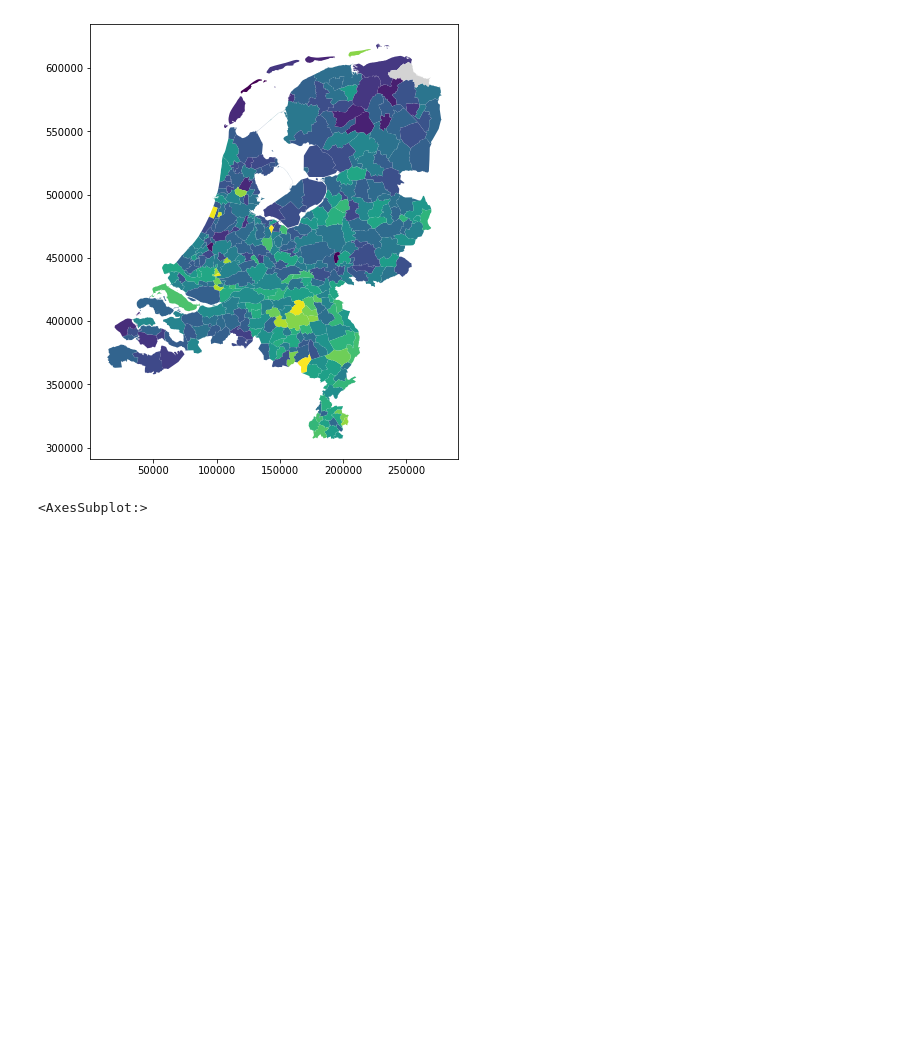
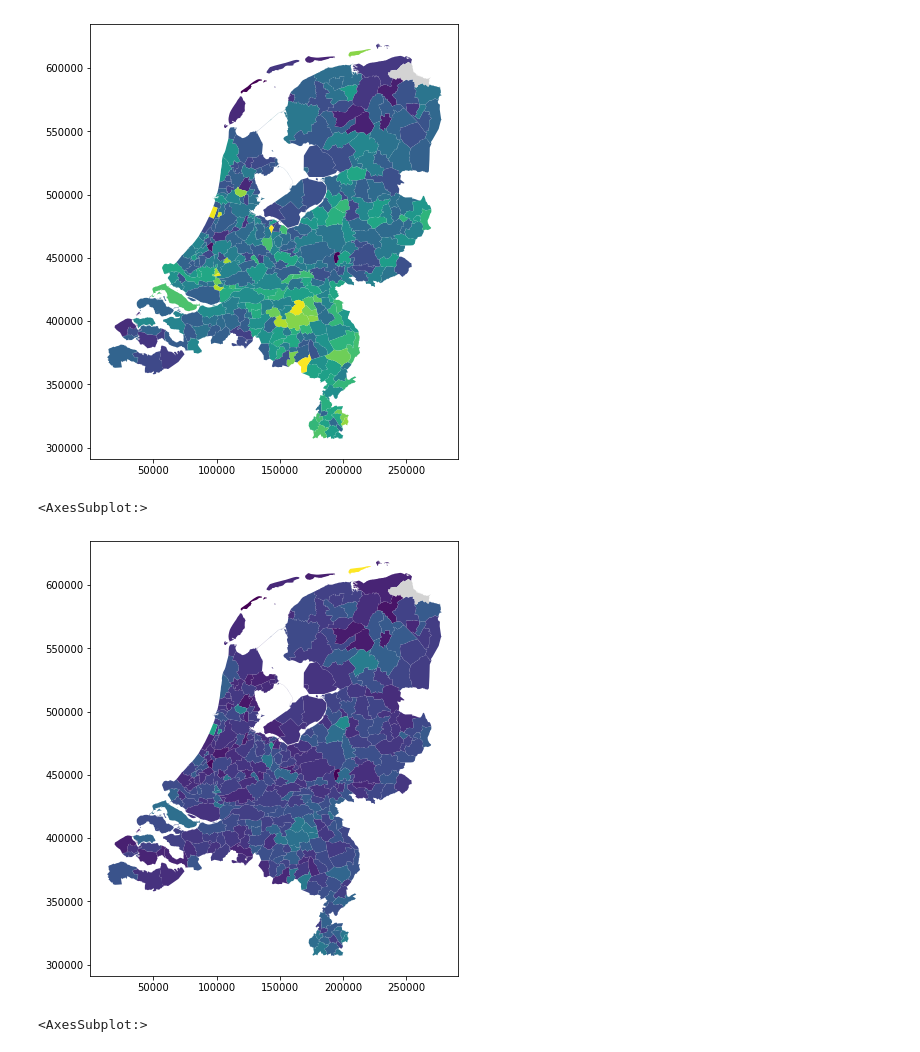
Before and after one commit to rmfaber/Project, a Jupyter notebook: Visualize_data.ipynb, the cells around one changed output. Drawn from its saved outputs; the diff is of its cells as text; code cells hidden in the pictures; blank space fills up the shorter version.

```diff
--- a/Visualize_data.ipynb
+++ b/Visualize_data.ipynb
@@ -61,6 +50,11 @@ gemeentegrenzen_data.plot(column = 'Deceased_per_inhabitant', figsize = (16,8),m
 # %% [output]
 <AxesSubplot:>
 [figure]
+# %%
+gemeentegrenzen_data.plot(column = 'Deceased_per_report', figsize = (16,8),missing_kwds = dict(color = "lightgrey"))
+# %% [output]
+<AxesSubplot:>
+[figure, added]
 # %%
 gemeentegrenzen_data.plot(column = 'Totaal met migratieachtergrond.1', figsize = (16,8),missing_kwds = dict(color = "lightgrey"))
 # %% [output]
```
Also changed, not shown: parts of 6 cells of this notebook.
